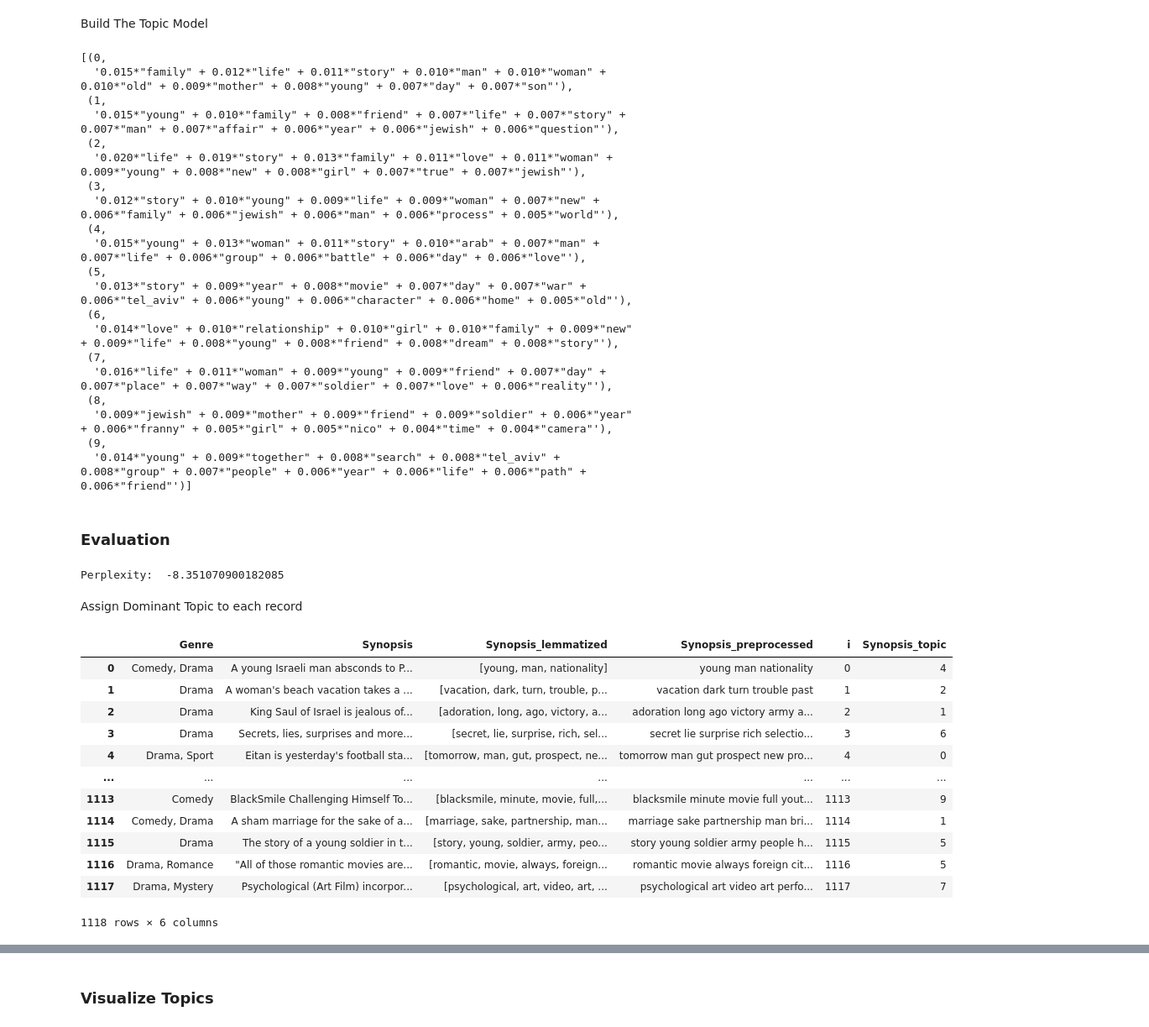
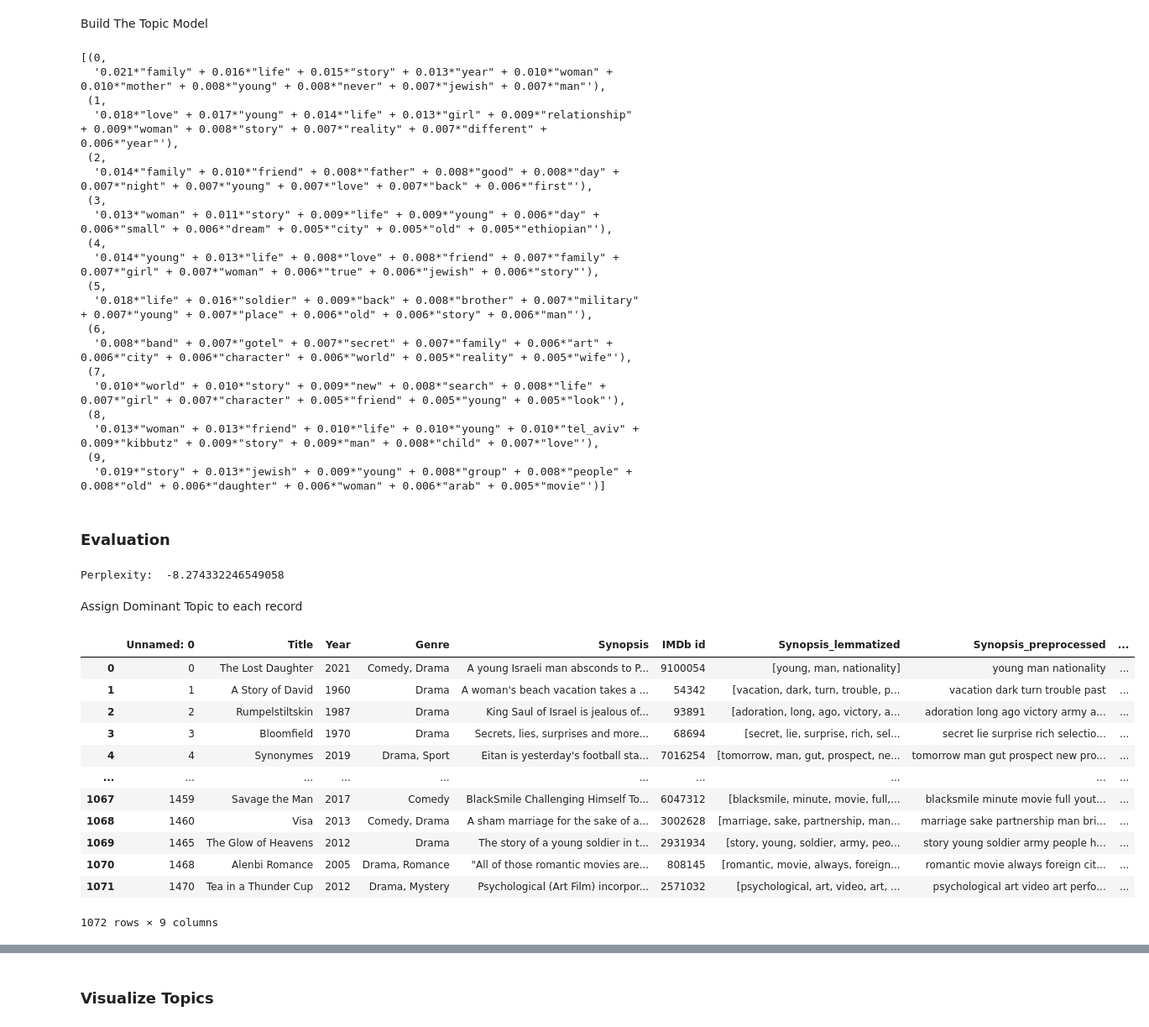
Before and after one commit to assafrbi/mini-project-Digital-Humanities, a Jupyter notebook: dh_mini.ipynb, the cells around one changed output, grey strips where cells are left out. Shown at 84% size. Drawn from its saved outputs; the diff is of its cells as text; code cells hidden in the pictures.

```diff
--- a/dh_mini.ipynb
+++ b/dh_mini.ipynb
@@ -390,7 +353,7 @@ def sent_to_words(sentences):
   for sentence in sentences:
     yield(gensim.utils.simple_preprocess(str(sentence), deacc=True))  # deacc=True removes punctuations
 # %%
-ready_data = pd.read_csv('ready_for_topic_modeling.csv', usecols=["Synopsis", "Genre"])
+ready_data = pd.read_csv('ready_for_topic_modeling.csv')
 
 ready_data.loc[ready_data['Synopsis']!='']
 source = 'Synopsis'
@@ -428,8 +391,7 @@ Initial pre-processing..
 Build the Bigram, Trigram Models and Lemmatize
 # %%
 stopwords = nltk.corpus.stopwords.words('english')
-extendedStopWords = ['film', 'israeli']
-stopwords.extend(extendedStopWords)
+stopwords.extend(['israeli', 'film'])
 
 nlp = spacy.load('en_core_web_sm', disable=['parser', 'ner'])
 
@@ -549,54 +511,55 @@ lda_model.save('lda_model')
 lda_model.print_topics()
 # %% [output]
 [(0,
-  '0.015*"family" + 0.012*"life" + 0.011*"story" + 0.010*"man" + 0.010*"woman" + 0.010*"old" + 0.009*"mother" + 0.008*"young" + 0.007*"day" + 0.007*"son"'),
+  '0.021*"family" + 0.016*"life" + 0.015*"story" + 0.013*"year" + 0.010*"woman" + 0.010*"mother" + 0.008*"young" + 0.008*"never" + 0.007*"jewish" + 0.007*"man"'),
  (1,
-  '0.015*"young" + 0.010*"family" + 0.008*"friend" + 0.007*"life" + 0.007*"story" + 0.007*"man" + 0.007*"affair" + 0.006*"year" + 0.006*"jewish" + 0.006*"question"'),
+  '0.018*"love" + 0.017*"young" + 0.014*"life" + 0.013*"girl" + 0.009*"relationship" + 0.009*"woman" + 0.008*"story" + 0.007*"reality" + 0.007*"different" + 0.006*"year"'),
  (2,
-  '0.020*"life" + 0.019*"story" + 0.013*"family" + 0.011*"love" + 0.011*"woman" + 0.009*"young" + 0.008*"new" + 0.008*"girl" + 0.007*"true" + 0.007*"jewish"'),
+  '0.014*"family" + 0.010*"friend" + 0.008*"father" + 0.008*"good" + 0.008*"day" + 0.007*"night" + 0.007*"young" + 0.007*"love" + 0.007*"back" + 0.006*"first"'),
  (3,
-  '0.012*"story" + 0.010*"young" + 0.009*"life" + 0.009*"woman" + 0.007*"new" + 0.006*"family" + 0.006*"jewish" + 0.006*"man" + 0.006*"process" + 0.005*"world"'),
+  '0.013*"woman" + 0.011*"story" + 0.009*"life" + 0.009*"young" + 0.006*"day" + 0.006*"small" + 0.006*"dream" + 0.005*"city" + 0.005*"old" + 0.005*"ethiopian"'),
  (4,
-  '0.015*"young" + 0.013*"woman" + 0.011*"story" + 0.010*"arab" + 0.007*"man" + 0.007*"life" + 0.006*"group" + 0.006*"battle" + 0.006*"day" + 0.006*"love"'),
+  '0.014*"young" + 0.013*"life" + 0.008*"love" + 0.008*"friend" + 0.007*"family" + 0.007*"girl" + 0.007*"woman" + 0.006*"true" + 0.006*"jewish" + 0.006*"story"'),
  (5,
-  '0.013*"story" + 0.009*"year" + 0.008*"movie" + 0.007*"day" + 0.007*"war" + 0.006*"tel_aviv" + 0.006*"young" + 0.006*"character" + 0.006*"home" + 0.005*"old"'),
+  '0.018*"life" + 0.016*"soldier" + 0.009*"back" + 0.008*"brother" + 0.007*"military" + 0.007*"young" + 0.007*"place" + 0.006*"old" + 0.006*"story" + 0.006*"man"'),
  (6,
-  '0.014*"love" + 0.010*"relationship" + 0.010*"girl" + 0.010*"family" + 0.009*"new" + 0.009*"life" + 0.008*"young" + 0.008*"friend" + 0.008*"dream" + 0.008*"story"'),
+  '0.008*"band" + 0.007*"gotel" + 0.007*"secret" + 0.007*"family" + 0.006*"art" + 0.006*"city" + 0.006*"character" + 0.006*"world" + 0.005*"reality" + 0.005*"wife"'),
  (7,
-  '0.016*"life" + 0.011*"woman" + 0.009*"young" + 0.009*"friend" + 0.007*"day" + 0.007*"place" + 0.007*"way" + 0.007*"soldier" + 0.007*"love" + 0.006*"reality"'),
+  '0.010*"world" + 0.010*"story" + 0.009*"new" + 0.008*"search" + 0.008*"life" + 0.007*"girl" + 0.007*"character" + 0.005*"friend" + 0.005*"young" + 0.005*"look"'),
  (8,
-  '0.009*"jewish" + 0.009*"mother" + 0.009*"friend" + 0.009*"soldier" + 0.006*"year" + 0.006*"franny" + 0.005*"girl" + 0.005*"nico" + 0.004*"time" + 0.004*"camera"'),
+  '0.013*"woman" + 0.013*"friend" + 0.010*"life" + 0.010*"young" + 0.010*"tel_aviv" + 0.009*"kibbutz" + 0.009*"story" + 0.009*"man" + 0.008*"child" + 0.007*"love"'),
  (9,
-  '0.014*"young" + 0.009*"together" + 0.008*"search" + 0.008*"tel_aviv" + 0.008*"group" + 0.007*"people" + 0.006*"year" + 0.006*"life" + 0.006*"path" + 0.006*"friend"')]
+  '0.019*"story" + 0.013*"jewish" + 0.009*"young" + 0.008*"group" + 0.008*"people" + 0.008*"old" + 0.006*"daughter" + 0.006*"woman" + 0.006*"arab" + 0.005*"movie"')]
 # %% [markdown]
 ### Evaluation
 # %%
 # Compute Perplexity
 print('\nPerplexity: ', lda_model.log_perplexity(corpus))  # a measure of how good the model is. lower the better.
 # %% [output]
-Perplexity:  -8.351070900182085
+Perplexity:  -8.274332246549058
 # %% [markdown]
 Assign Dominant Topic to each record
 # %%
 ready_data['i'] = [i for i in range(len(ready_data))]
 ready_data[f'{source}_topic'] = ready_data['i'].swifter.apply(lambda x: allocate_topics(x, lda_model))
 ready_data[f'{source}_topic'] = ready_data[f'{source}_topic'].apply(lambda x: get_max_probability_topic(x, num_topics))
 
+del ready_data['i']
 ready_data
 # %% [output]
-|  | Genre | Synopsis | Synopsis_lemmatized | Synopsis_preprocessed | i | Synopsis_topic |
-| 0 | Comedy, Drama | A young Israeli man absconds to P... | [young, man, nationality] | young man nationality | 0 | 4 |
-| 1 | Drama | A woman's beach vacation takes a ... | [vacation, dark, turn, trouble, p... | vacation dark turn trouble past | 1 | 2 |
-| 2 | Drama | King Saul of Israel is jealous of... | [adoration, long, ago, victory, a... | adoration long ago victory army a... | 2 | 1 |
-| 3 | Drama | Secrets, lies, surprises and more... | [secret, lie, surprise, rich, sel... | secret lie surprise rich selectio... | 3 | 6 |
-| 4 | Drama, Sport | Eitan is yesterday's football sta... | [tomorrow, man, gut, prospect, ne... | tomorrow man gut prospect new pro... | 4 | 0 |
-| ... | ... | ... | ... | ... | ... | ... |
-| 1113 | Comedy | BlackSmile Challenging Himself To... | [blacksmile, minute, movie, full,... | blacksmile minute movie full yout... | 1113 | 9 |
-| 1114 | Comedy, Drama | A sham marriage for the sake of a... | [marriage, sake, partnership, man... | marriage sake partnership man bri... | 1114 | 1 |
-| 1115 | Drama | The story of a young soldier in t... | [story, young, soldier, army, peo... | story young soldier army people h... | 1115 | 5 |
-| 1116 | Drama, Romance | "All of those romantic movies are... | [romantic, movie, always, foreign... | romantic movie always foreign cit... | 1116 | 5 |
-| 1117 | Drama, Mystery | Psychological (Art Film) incorpor... | [psychological, art, video, art, ... | psychological art video art perfo... | 1117 | 7 |
+|  | Unnamed: 0 | Title | Year | Genre | Synopsis | IMDb id | Synopsis_lemmatized | Synopsis_preprocessed | ... |
+| 0 | 0 | The Lost Daughter | 2021 | Comedy, Drama | A young Israeli man absconds to P... | 9100054 | [young, man, nationality] | young man nationality | ... |
+| 1 | 1 | A Story of David | 1960 | Drama | A woman's beach vacation takes a ... | 54342 | [vacation, dark, turn, trouble, p... | vacation dark turn trouble past | ... |
+| 2 | 2 | Rumpelstiltskin | 1987 | Drama | King Saul of Israel is jealous of... | 93891 | [adoration, long, ago, victory, a... | adoration long ago victory army a... | ... |
+| 3 | 3 | Bloomfield | 1970 | Drama | Secrets, lies, surprises and more... | 68694 | [secret, lie, surprise, rich, sel... | secret lie surprise rich selectio... | ... |
+| 4 | 4 | Synonymes | 2019 | Drama, Sport | Eitan is yesterday's football sta... | 7016254 | [tomorrow, man, gut, prospect, ne... | tomorrow man gut prospect new pro... | ... |
+| ... | ... | ... | ... | ... | ... | ... | ... | ... | ... |
+| 1067 | 1459 | Savage the Man | 2017 | Comedy | BlackSmile Challenging Himself To... | 6047312 | [blacksmile, minute, movie, full,... | blacksmile minute movie full yout... | ... |
+| 1068 | 1460 | Visa | 2013 | Comedy, Drama | A sham marriage for the sake of a... | 3002628 | [marriage, sake, partnership, man... | marriage sake partnership man bri... | ... |
+| 1069 | 1465 | The Glow of Heavens | 2012 | Drama | The story of a young soldier in t... | 2931934 | [story, young, soldier, army, peo... | story young soldier army people h... | ... |
+| 1070 | 1468 | Alenbi Romance | 2005 | Drama, Romance | "All of those romantic movies are... | 808145 | [romantic, movie, always, foreign... | romantic movie always foreign cit... | ... |
+| 1071 | 1470 | Tea in a Thunder Cup | 2012 | Drama, Mystery | Psychological (Art Film) incorpor... | 2571032 | [psychological, art, video, art, ... | psychological art video art perfo... | ... |
-1118 rows × 6 columns
+1072 rows × 9 columns
 # %%
 ready_data[f'{source}_topic'].value_counts().plot(kind='bar', figsize=(7, 6), rot=0);
 plt.xlabel("Topics", labelpad=14)
```
Also changed, not shown: parts of 10 cells of this notebook.
